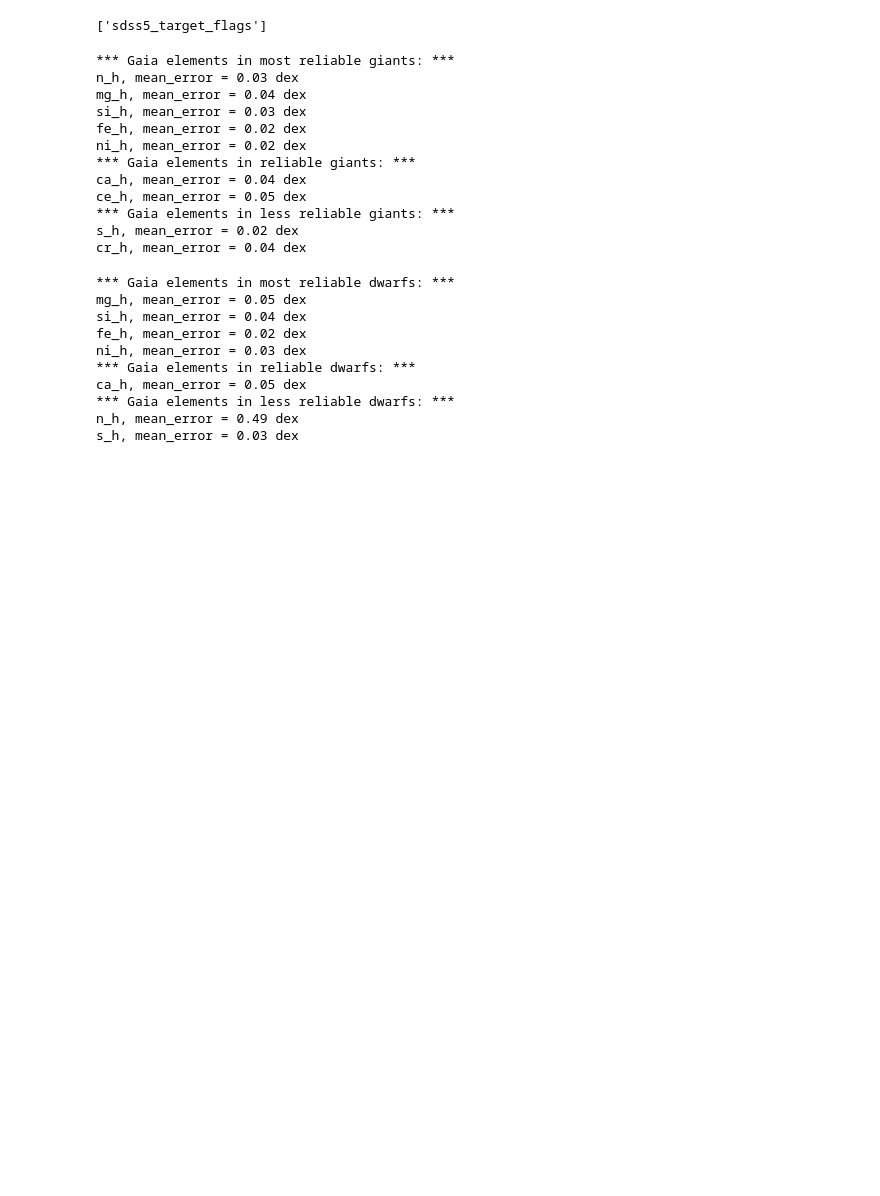
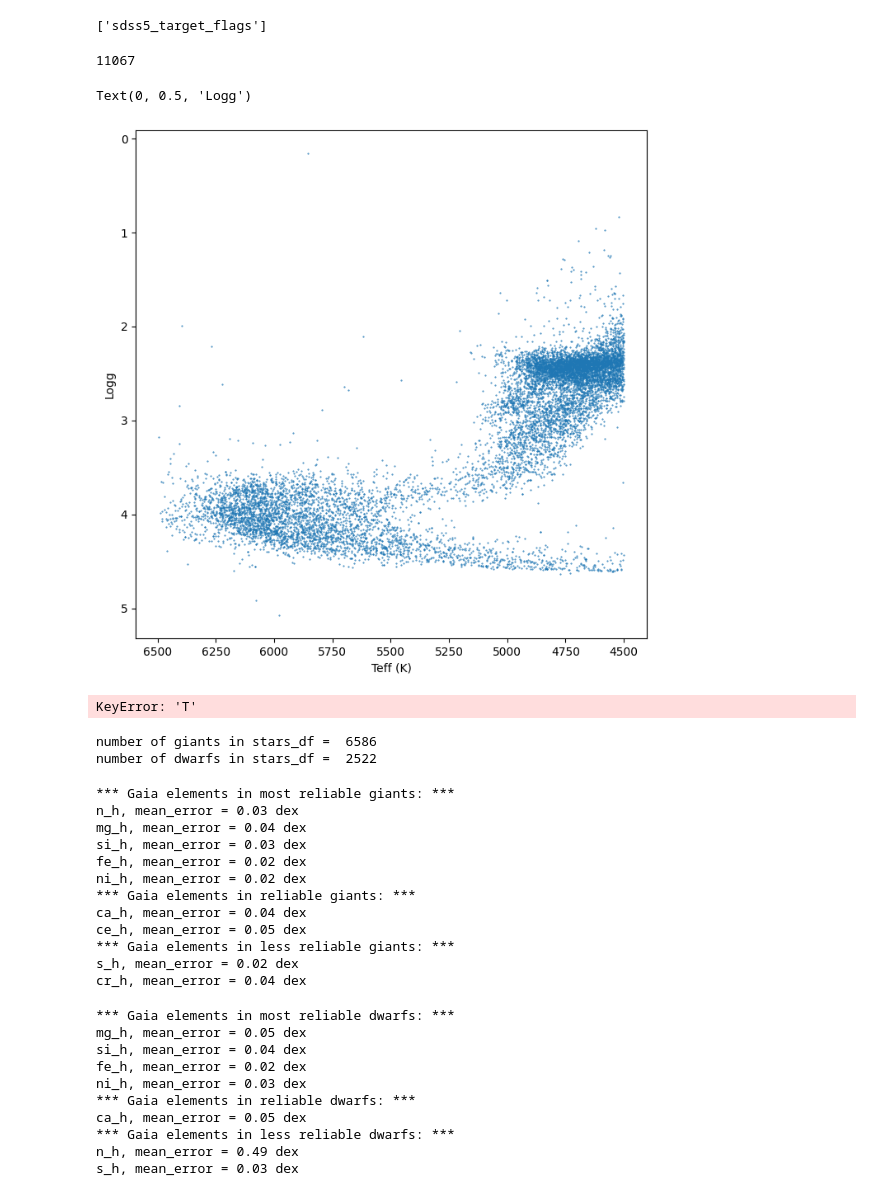
Before and after one commit to haniyehtajer/pollux, a Jupyter notebook: docs/haniyeh_codes/which_elements_are_good_in_sdss.ipynb, the cells around one changed output. Drawn from its saved outputs; the diff is of its cells as text; code cells hidden in the pictures; blank space fills up the shorter version.

Commit message:
new notebooks, milestone feb12, giants and dwarfs work for the first time

```diff
--- a/docs/haniyeh_codes/which_elements_are_good_in_sdss.ipynb
+++ b/docs/haniyeh_codes/which_elements_are_good_in_sdss.ipynb
@@ -37,6 +37,33 @@ df_sdss5_dwarfs = df_sdss5[df_sdss5['logg'] > 4]
 ['sdss5_target_flags']
 # %%
 stars_df = pd.read_pickle("data/stars.pkl")
+# %%
+len(stars_df)
+# %% [output]
+11067
+# %%
+plt.figure(figsize=(8,8))
+plt.scatter(stars_df['teff'], stars_df['logg'], s = 0.2)
+plt.gca().invert_xaxis()
+plt.gca().invert_yaxis()
+plt.xlabel("Teff (K)")
+plt.ylabel("Logg")
+# %% [output]
+Text(0, 0.5, 'Logg')
+[figure, added]
+# %%
+plt.scatter(stars_df['T'])
+# %% [output]
+KeyError: 'T'
+# %%
+stars_df_giants = stars_df[(stars_df['logg'] > 1.5) & (stars_df['logg'] < 3.5)]
+stars_df_dwarfs = stars_df[(stars_df['logg'] > 4)]
+
+print("number of giants in stars_df = ", len(stars_df_giants))
+print("number of dwarfs in stars_df = ", len(stars_df_dwarfs))
+# %% [output]
+number of giants in stars_df =  6586
+number of dwarfs in stars_df =  2522
 # %%
 most_reliable_giants = ['c_h', 'n_h', 'o_h', 'mg_h',
                         'al_h', 'si_h', 'mn_h', 'fe_h', 'ni_h']
```
Also changed, not shown: 24 other files.
